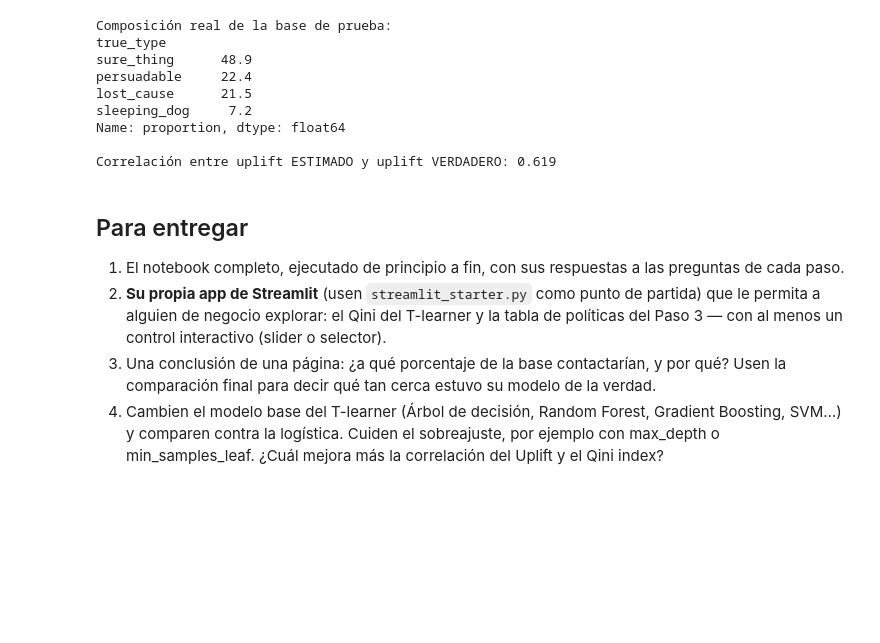
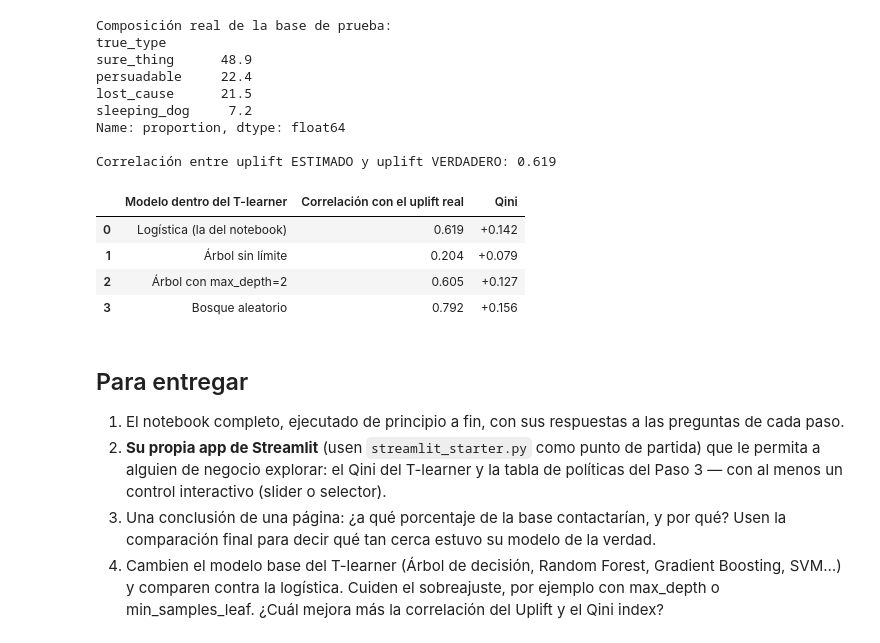
Before and after one commit to Adriancito303/marketing-analytics-Cesar-Silva, a Jupyter notebook: Semana_3/laboratorio_final.ipynb, the cells around one changed output. Saved outputs shown, nothing was run; the diff lists cells and outputs as text; code cells hidden in the pictures; blank space fills up the shorter version.

```diff
--- a/Semana_3/laboratorio_final.ipynb
+++ b/Semana_3/laboratorio_final.ipynb
@@ -257,6 +257,88 @@ sleeping_dog     7.2
 Name: proportion, dtype: float64
 
 Correlación entre uplift ESTIMADO y uplift VERDADERO: 0.619
+# %%
+
+from sklearn.tree import DecisionTreeClassifier
+from sklearn.ensemble import RandomForestClassifier
+
+# Comparación de distintos modelos dentro del T-learner
+modelos_comparar = {
+    "Logística (la del notebook)": LogisticRegression(max_iter=1000),
+    "Árbol sin límite": DecisionTreeClassifier(random_state=42),
+    "Árbol con max_depth=2": DecisionTreeClassifier(
+        max_depth=2, random_state=42
+    ),
+    "Bosque aleatorio": RandomForestClassifier(
+        n_estimators=100, min_samples_leaf=10, random_state=42,
+        n_jobs=-1
+    )
+}
+
+# Recuperar el uplift verdadero para los clientes de prueba
+referencia_real = full[["customer_id", "true_uplift_prob"]].drop_duplicates(
+    subset="customer_id"
+)
+
+test_comparacion = test.merge(
+    referencia_real, on="customer_id", how="inner"
+).copy()
+
+resultados_modelos = []
+
+for nombre, modelo_base in modelos_comparar.items():
+    # Separar los grupos de entrenamiento
+    train_t = train[train["treatment_group"] == "treatment"]
+    train_c = train[train["treatment_group"] == "control"]
+
+    # Crear dos modelos independientes
+    import copy
+    modelo_t = copy.deepcopy(modelo_base)
+    modelo_c = copy.deepcopy(modelo_base)
+
+    modelo_t.fit(train_t[FEATURES], train_t["responded_60d"])
+    modelo_c.fit(train_c[FEATURES], train_c["responded_60d"])
+
+    # Calcular uplift estimado en los mismos clientes de prueba
+    X_eval = test_comparacion[FEATURES]
+    uplift_estimado = (
+        modelo_t.predict_proba(X_eval)[:, 1]
+        - modelo_c.predict_proba(X_eval)[:, 1]
+    )
+
+    # Correlación contra la referencia verdadera del laboratorio
+    correlacion = np.corrcoef(
+        uplift_estimado,
+        test_comparacion["true_uplift_prob"]
+    )[0, 1]
+
+    # Calcular Qini con las funciones ya definidas en el notebook
+    evaluacion = test_comparacion.copy()
+    evaluacion["uplift_modelo"] = uplift_estimado
+
+    xs, ys = curva_qini(evaluacion, "uplift_modelo")
+    qini = coeficiente_qini(xs, ys, len(evaluacion))
+
+    resultados_modelos.append({
+        "Modelo dentro del T-learner": nombre,
+        "Correlación con el uplift real": correlacion,
+        "Qini": qini
+    })
+
+tabla_comparacion = pd.DataFrame(resultados_modelos)
+
+display(
+    tabla_comparacion.style.format({
+        "Correlación con el uplift real": "{:.3f}",
+        "Qini": "{:+.3f}"
+    })
+)
+# %% [output]
+|  | Modelo dentro del T-learner | Correlación con el uplift real | Qini |
+| 0 | Logística (la del notebook) | 0.619 | +0.142 |
+| 1 | Árbol sin límite | 0.204 | +0.079 |
+| 2 | Árbol con max_depth=2 | 0.605 | +0.127 |
+| 3 | Bosque aleatorio | 0.792 | +0.156 |
 # %% [markdown]
 ## Para entregar
 
```
Also changed, not shown: 1 other file.
